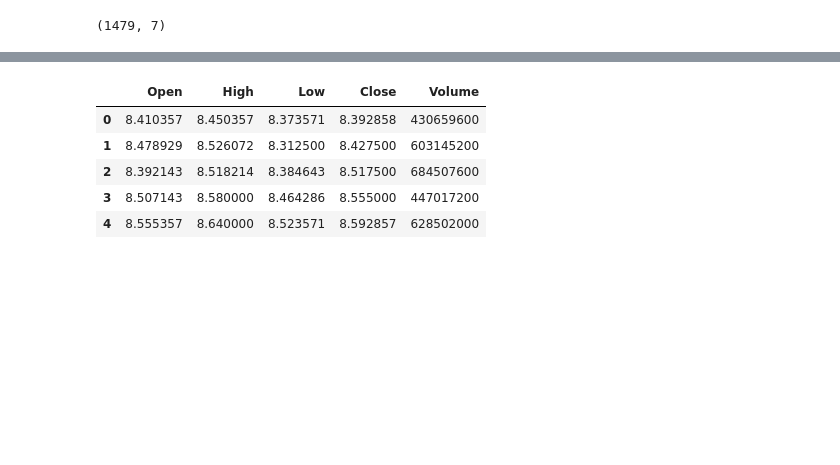
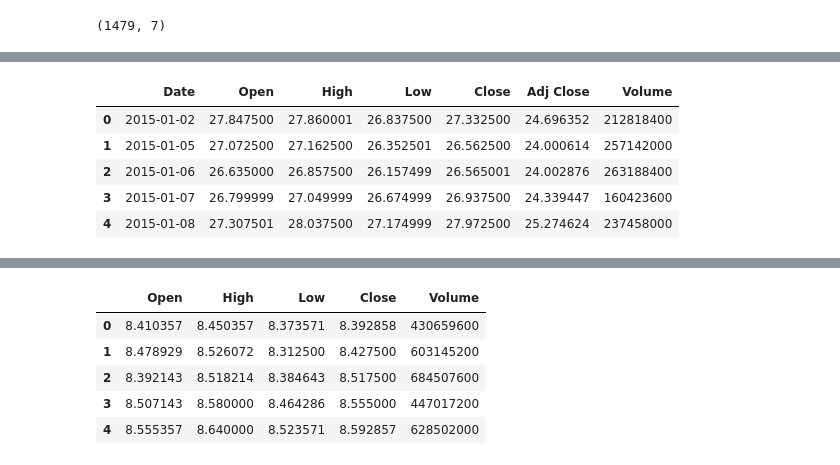
Before and after one commit to KChow095/MachineLearningStockPricePrediction, a Jupyter notebook: Analyzing_AAPL_Stock_2010_2016.ipynb, the cells around one changed output, grey strips where cells are left out. Cells and saved outputs as stored; diff of their text form; code cells hidden in the pictures; blank space fills up the shorter version.

```diff
--- a/Analyzing_AAPL_Stock_2010_2016.ipynb
+++ b/Analyzing_AAPL_Stock_2010_2016.ipynb
@@ -52,0 +76,9 @@ aapl_new.shape
+# %%
+aapl_new.head()
+# %% [output]
+|  | Date | Open | High | Low | Close | Adj Close | Volume |
+| 0 | 2015-01-02 | 27.847500 | 27.860001 | 26.837500 | 27.332500 | 24.696352 | 212818400 |
+| 1 | 2015-01-05 | 27.072500 | 27.162500 | 26.352501 | 26.562500 | 24.000614 | 257142000 |
+| 2 | 2015-01-06 | 26.635000 | 26.857500 | 26.157499 | 26.565001 | 24.002876 | 263188400 |
+| 3 | 2015-01-07 | 26.799999 | 27.049999 | 26.674999 | 26.937500 | 24.339447 | 160423600 |
+| 4 | 2015-01-08 | 27.307501 | 28.037500 | 27.174999 | 27.972500 | 25.274624 | 237458000 |
```
Also changed, not shown: parts of 3 cells of this notebook.
